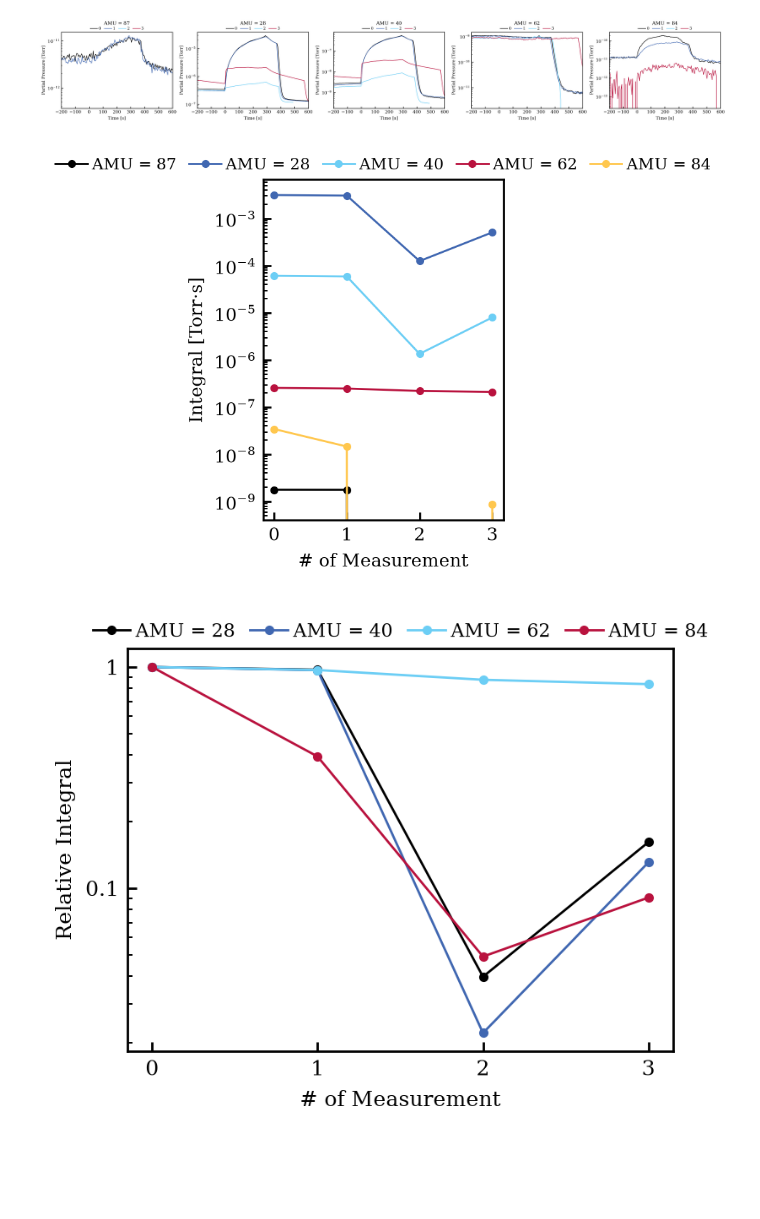
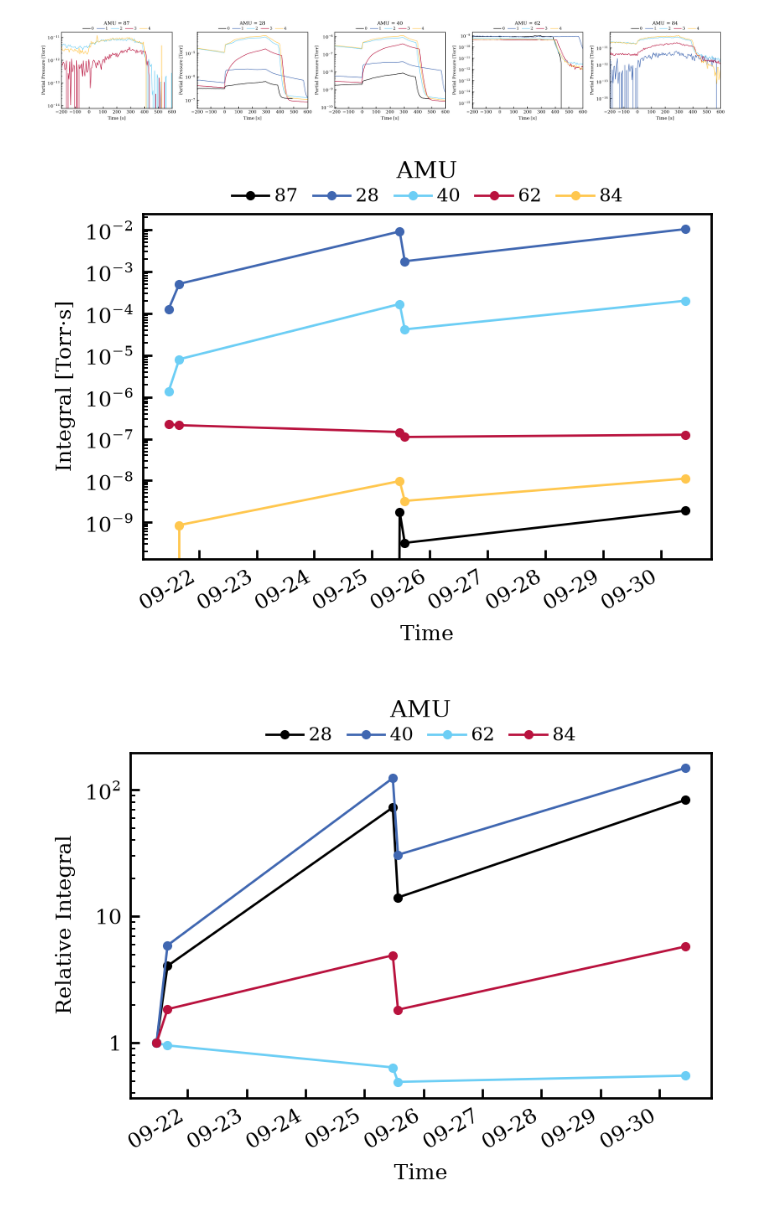
Before and after one commit to dachengx/rga-etl, a Jupyter notebook: math.ipynb, the cells around one changed output. Drawn from its saved outputs; the diff is of its cells as text; code cells hidden in the pictures; blank space fills up the shorter version.

Commit message:
plot reduction as function of time

```diff
--- a/math.ipynb
+++ b/math.ipynb
@@ -206,17 +208,19 @@ def get_integral(x, y):
 folder = '../../Documents/RGAData/PressurevsTime'
 
 filenames = [
-    # 'PressurevsTime-20260915-093220-567.txt',
-    # 'PressurevsTime-20260915-115921-106.txt',
-    # 'PressurevsTime-20260915-140737-709.txt',
-    # 'PressurevsTime-20260915-145243-305.txt',
-    # 'PressurevsTime-20260915-154851-381.txt',
-    'PressurevsTime-20260916-163615-635.txt',
-    'PressurevsTime-20260918-153328-563.txt',
     'PressurevsTime-20260921-112513-241.txt',
     'PressurevsTime-20260921-155319-558.txt',
+    'PressurevsTime-20260925-113121-681.txt',
+    'PressurevsTime-20260925-133800-301.txt',
+    'PressurevsTime-20260930-102552-672.txt',
 ]
 
+# filenames = [
+#     'PressurevsTime-20261002-145738-143.txt',
+#     'PressurevsTime-20261007-151737-684.txt',
+#     'PressurevsTime-20261012-114844-496.txt',
+# ]
+
 masses = [87, 28, 40, 62, 84]
 # %%
 fig, axes = plt.subplots(1, len(masses), figsize=(4 * len(masses), 3))
@@ -236,8 +240,13 @@ for i, (ax, mass) in enumerate(zip(axes, masses)):
 
 plt.show()
 # %% [output]
-[figure, old version]
+[figure, new version]
 # %%
+times = [
+    datetime.strptime('-'.join(filename.split('-')[1:3]), '%Y%m%d-%H%M%S')
+    for filename in filenames
+]
+
 integrals = np.empty((len(filenames), len(masses)))
 
 for i, filename in enumerate(filenames):
@@ -248,18 +257,19 @@ for i, filename in enumerate(filenames):
 # %%
 fig, ax = plt.subplots(figsize=(4, 3))
 
 for j, mass in enumerate(masses):
-    ax.plot(np.arange(len(filenames)), integrals[:, j], marker='o', label=f'AMU = {mass}')
+    ax.plot(times, integrals[:, j], marker='o', label=mass)
 
-ax.legend(ncols=len(masses))
-ax.set_xlabel('# of Measurement')
+ax.legend(title='AMU', ncols=len(masses))
+ax.set_xlabel('Time')
 ax.set_ylabel('Integral [Torr$\cdot$s]')
 ax.set_yscale('log')
-ax.set_xticks(np.arange(len(filenames)))
+ax.xaxis.set_major_formatter(mdates.DateFormatter('%m-%d'))
+fig.autofmt_xdate()
 
 plt.show()
 # %% [output]
-[figure, old version]
+[figure, new version]
 # %%
 fig, ax = plt.subplots(figsize=(4, 3))
 
@@ -267,18 +277,19 @@ for j, mass in enumerate(masses):
     if j == 0:
         continue
     ax.plot(
-        np.arange(len(filenames)),
+        times,
         (integrals[:, j] - integrals[:, 0]) / (integrals[0, j] - integrals[0, 0]),
         marker='o',
-        label=f'AMU = {mass}',
+        label=mass,
     )
 
-ax.legend(ncols=len(masses) - 1)
-ax.set_xlabel('# of Measurement')
+ax.legend(title='AMU', ncols=len(masses) - 1)
+ax.set_xlabel('Time')
 ax.set_ylabel('Relative Integral')
 ax.set_yscale('log')
-ax.set_xticks(np.arange(len(filenames)))
+ax.xaxis.set_major_formatter(mdates.DateFormatter('%m-%d'))
+fig.autofmt_xdate()
 
 plt.show()
 # %% [output]
-[figure, old version]
+[figure, new version]
```
Also changed, not shown: parts of 1 cell of this notebook.
